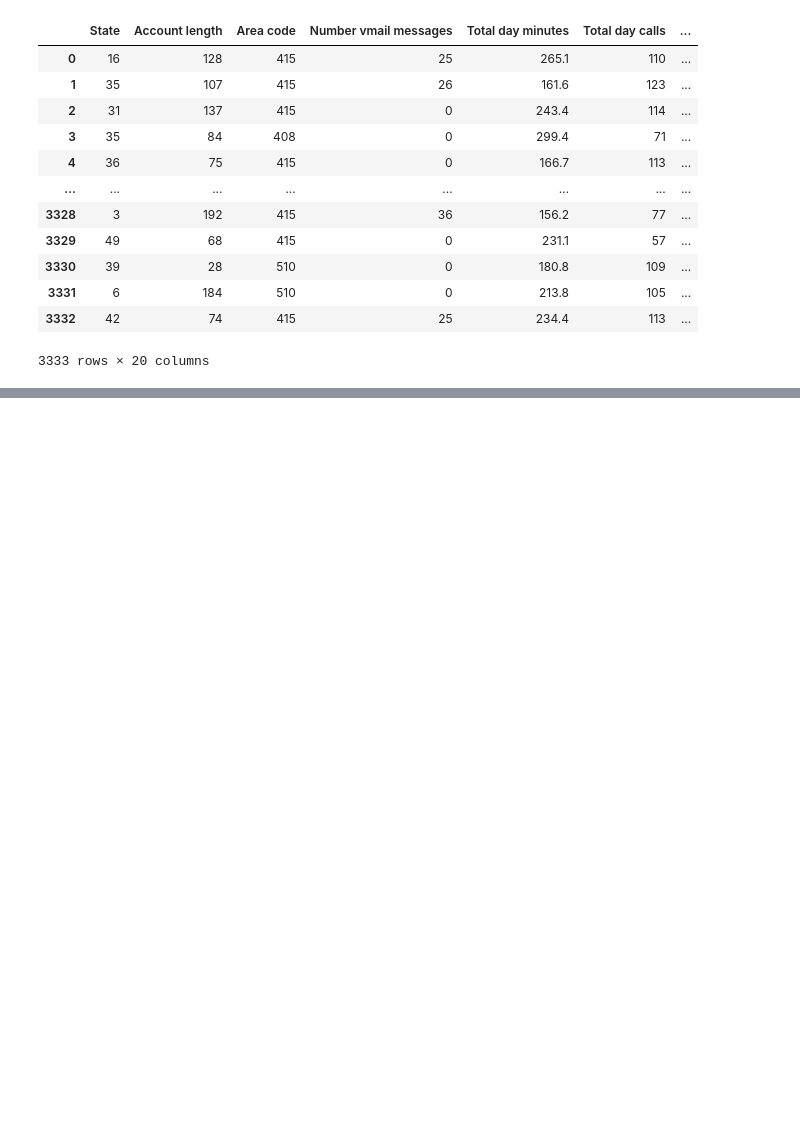
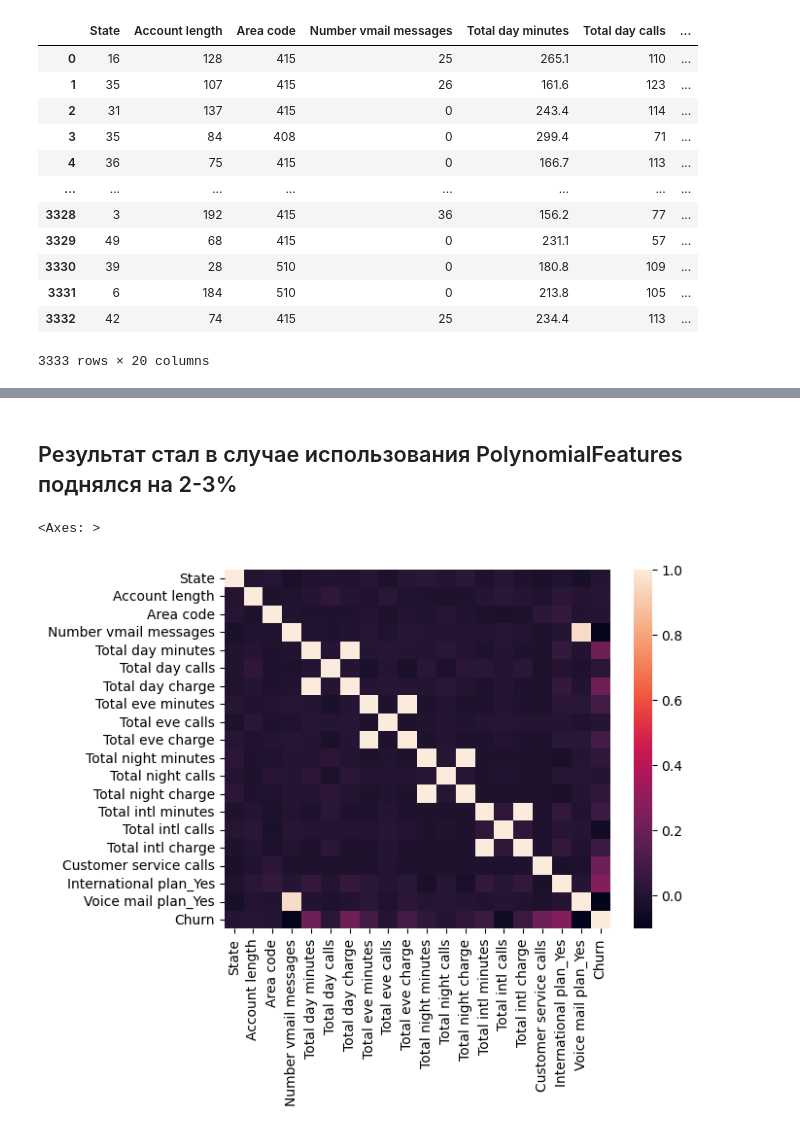
Before and after one commit to BombasticFantastik/DataScience-2024-SFU-Work6, a Jupyter notebook: DataScience-2024-SFU-Work6.ipynb, the cells around one changed output, grey strips where cells are left out. Saved outputs shown, nothing was run; the diff lists cells and outputs as text; code cells hidden in the pictures; blank space fills up the shorter version.

```diff
--- a/DataScience-2024-SFU-Work6.ipynb
+++ b/DataScience-2024-SFU-Work6.ipynb
@@ -128,0 +298,7 @@ GridSearchCV(cv=5, estimator=KNeighborsClassifier(), param_grid={}, verbose=4)
+# %% [markdown]
+## Результат стал в случае использования PolynomialFeatures поднялся на 2-3%
+# %%
+sns.heatmap(X.corr())
+# %% [output]
+<Axes: >
+[figure, added]
```
Also changed, not shown: parts of 5 cells of this notebook.
